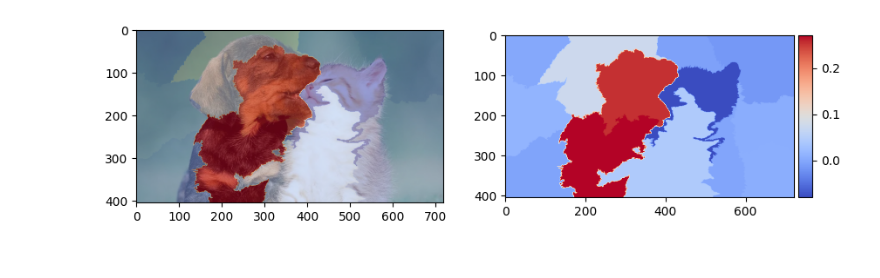
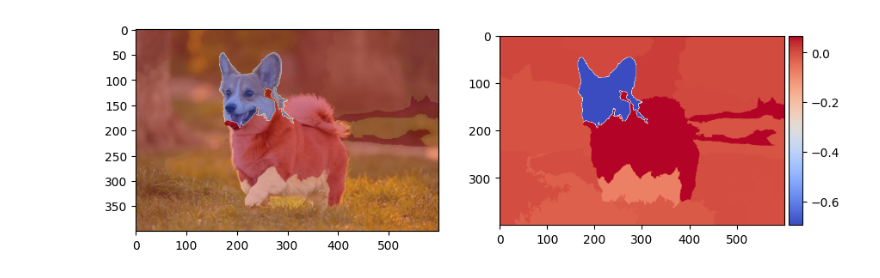
Before and after one commit to LuanAdemi/glime-proto, a Jupyter notebook: test_lime.ipynb, the cells around one changed output. Cells and saved outputs as stored; diff of their text form; code cells hidden in the pictures.

```diff
--- a/test_lime.ipynb
+++ b/test_lime.ipynb
@@ -7,7 +7,7 @@ resnet18 = models.resnet18(pretrained=True).to('cuda')
 # %%
 # test the pretrained model using a sample image
 
-input_image = Image.open("data/puppykitty.jpg")
+input_image = Image.open("data/dog.jpg")
 
 preprocess = transforms.Compose([
     transforms.Resize(256),
@@ -50,14 +50,14 @@ plt.show()
 # %%
 from lime import BinarySampler, LIMEExplainer, ExponentialKernel
 from skimage.segmentation import slic
 
 instance = np.asarray(input_image)
+segments = slic(instance, n_segments=25, compactness=10)
 
-segments = slic(instance, n_segments=20, compactness=10)
 kernel = ExponentialKernel(1e5)
-sampler = BinarySampler(segments, n_jobs=8, alpha=0.3)
-explainer = LIMEExplainer(similarity_kernel=kernel, sampler=sampler, cls=234, model=resnet18, preprocess=preprocess)
+sampler = BinarySampler(segments, n_jobs=8, alpha=0.5)
+explainer = LIMEExplainer(similarity_kernel=kernel, sampler=sampler, model=resnet18, preprocess=preprocess)
 
-importances = explainer.explain(instance)
+importances = explainer.explain(instance, class_to_explain=263)
 # %% [output]
-[figure, old version]
+[figure, new version]
```
Also changed, not shown: parts of 2 cells of this notebook, 1 other file.
